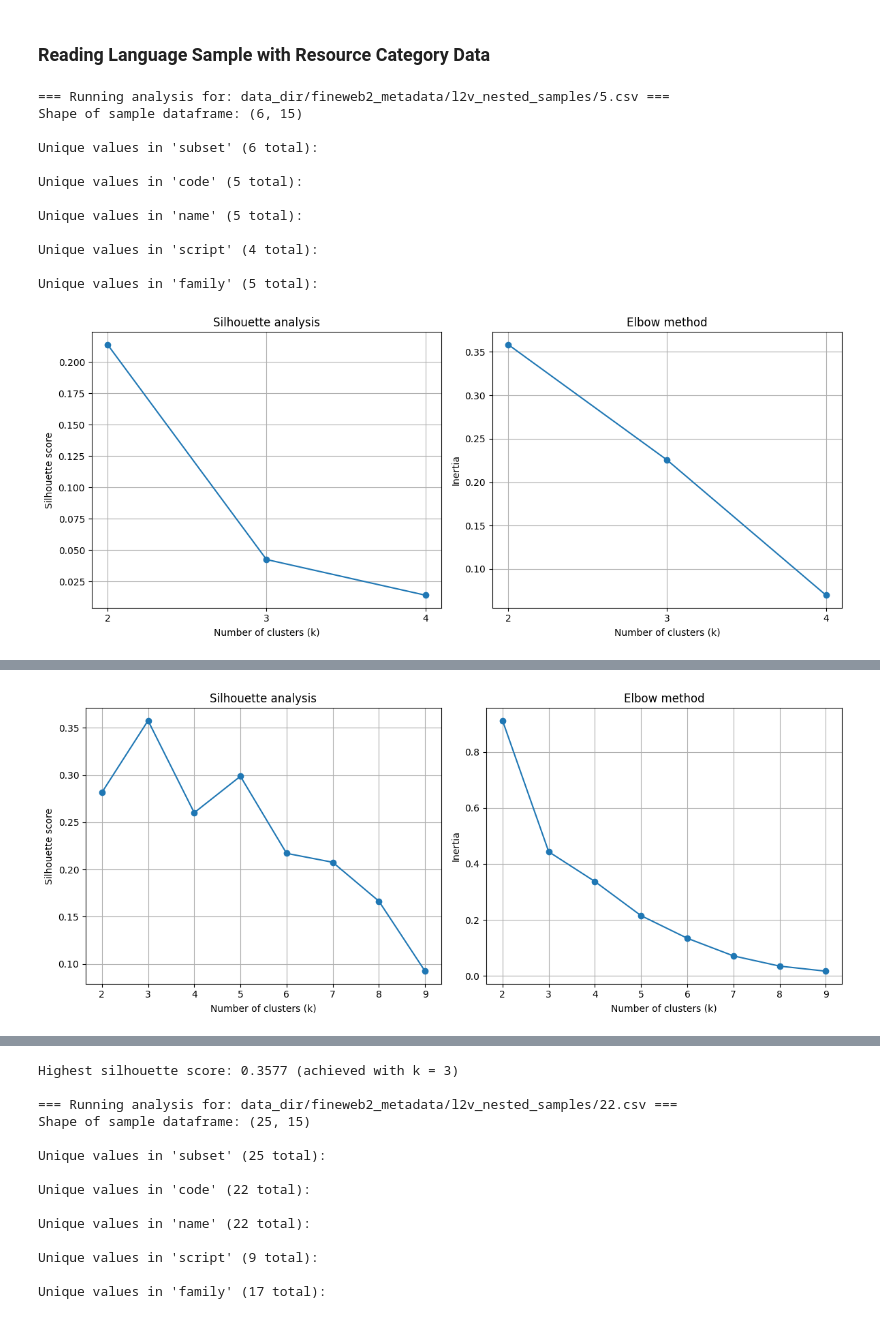
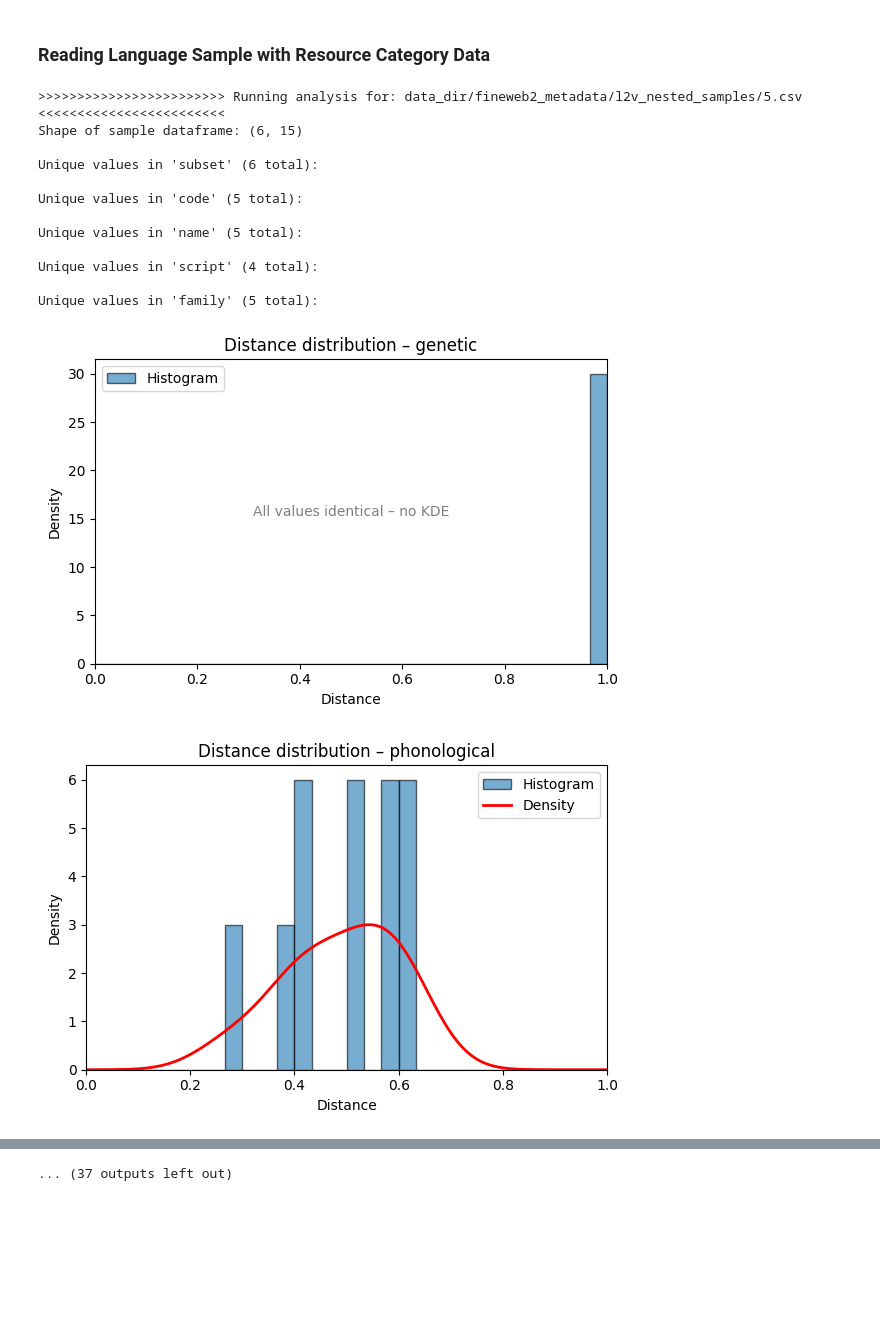
Before and after one commit to dice-group/moe-study, a Jupyter notebook: data_sample/notebook/sample_cluster_analysis.ipynb, the cells around one changed output, grey strips where cells are left out. Saved outputs shown, nothing was run; the diff lists cells and outputs as text; code cells hidden in the pictures; blank space fills up the shorter version.

Commit message:
updating cluster analysis with distribution charts

```diff
--- a/data_sample/notebook/sample_cluster_analysis.ipynb
+++ b/data_sample/notebook/sample_cluster_analysis.ipynb
@@ -99,6 +99,38 @@ def run_cluster_analysis(sample_lang_doc_distr_df):
     dist_matrix_map = {distance_name: get_dist_matrix(lang_codes, distance_name)
                        for distance_name in eval_distances}
 
+    # Visualise distribution of each individual distance matrix
+    for name, mat in dist_matrix_map.items():
+        mat_arr   = np.asarray(mat, dtype=float)
+        tril_vals = mat_arr[np.tril_indices_from(mat_arr, k=-1)]
+
+        plt.figure(figsize=(6, 4))
+        # Normalised histogram (density=True) : total area = 1
+        plt.hist(tril_vals, bins=30, range=(0, 1), density=True,
+                 edgecolor='black', alpha=0.6, label='Histogram')
+
+        # KDE needs a non‑zero variance; otherwise the covariance matrix is singular.
+        if np.var(tril_vals) > 0:
+            from scipy.stats import gaussian_kde
+            # tiny jitter prevents exact‑zero variance in edge‑cases
+            jittered = tril_vals + np.random.normal(scale=1e-12, size=tril_vals.shape)
+            kde = gaussian_kde(jittered)
+            xs = np.linspace(0, 1, 200)
+            plt.plot(xs, kde(xs), color='red', lw=2, label='Density')
+        else:
+            # No variance, skip KDE, but keep the histogram
+            plt.text(0.5, 0.5, 'All values identical – no KDE',
+                     transform=plt.gca().transAxes,
+                     ha='center', va='center', color='gray')
+
+        plt.title(f'Distance distribution – {name}')
+        plt.xlabel('Distance')
+        plt.ylabel('Density')
+        plt.xlim(0, 1)               # force axis to 0‑1
+        plt.legend()
+        plt.tight_layout()
+        plt.show()
+
     combined_dist = combine_distance_matrices(dist_matrix_map)
 
     mds = MDS(n_components=2, dissimilarity='precomputed',
@@ -129,33 +161,34 @@ def run_cluster_analysis(sample_lang_doc_distr_df):
     ax[1].set_xlabel('Number of clusters (k)'); ax[1].set_ylabel('Inertia')
     ax[1].set_title('Elbow method'); ax[1].grid(True)
     ax[1].xaxis.set_major_locator(plt.MaxNLocator(integer=True))
 
     plt.tight_layout()
     plt.show()
 
     best_idx = np.argmax(silhouette_scores)
     best_k   = range_k[best_idx]
     best_score = silhouette_scores[best_idx]
     print(f"Highest silhouette score: {best_score:.4f} (achieved with k = {best_k})")
 
 
 # Loop over the files and call the function
 for rel_path in sample_files:
     csv_path = get_fp(rel_path)
     df = pd.read_csv(csv_path)
-    print(f"\n=== Running analysis for: {rel_path} ===")
+    print(f"\n>>>>>>>>>>>>>>>>>>>>>>>> Running analysis for: {rel_path} <<<<<<<<<<<<<<<<<<<<<<<<")
     run_cluster_analysis(df)
 # %% [output]
-=== Running analysis for: data_dir/fineweb2_metadata/l2v_nested_samples/5.csv ===
+>>>>>>>>>>>>>>>>>>>>>>>> Running analysis for: data_dir/fineweb2_metadata/l2v_nested_samples/5.csv <<<<<<<<<<<<<<<<<<<<<<<<
 Shape of sample dataframe: (6, 15)
 
 Unique values in 'subset' (6 total):
 
 Unique values in 'code' (5 total):
 
 Unique values in 'name' (5 total):
 
 Unique values in 'script' (4 total):
 
 Unique values in 'family' (5 total):
-[figure, old version]
+[figure, new version]
+[figure, new version]
@@ -173,4 +211,3 @@ Unique values in 'name' (10 total):
 Unique values in 'script' (6 total):
 
 Unique values in 'family' (9 total):
-[figure, old version]
@@ -177,14 +217 @@ Unique values in 'family' (9 total):
-Highest silhouette score: 0.3577 (achieved with k = 3)
-
-=== Running analysis for: data_dir/fineweb2_metadata/l2v_nested_samples/22.csv ===
-Shape of sample dataframe: (25, 15)
-
-Unique values in 'subset' (25 total):
-
-Unique values in 'code' (22 total):
-
-Unique values in 'name' (22 total):
-
-Unique values in 'script' (9 total):
-
-Unique values in 'family' (17 total):
+... (37 outputs left out)
```
Also changed, not shown: parts of 1 cell of this notebook.
